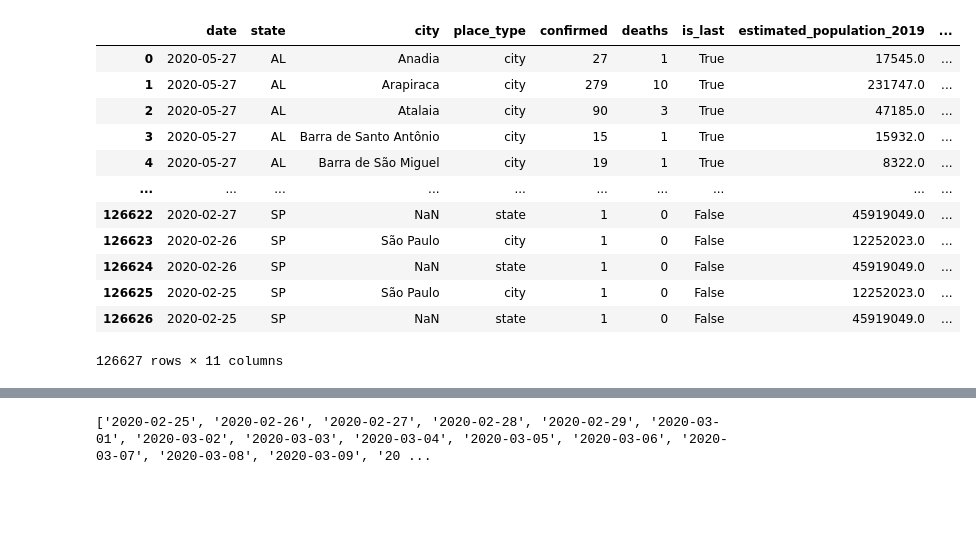
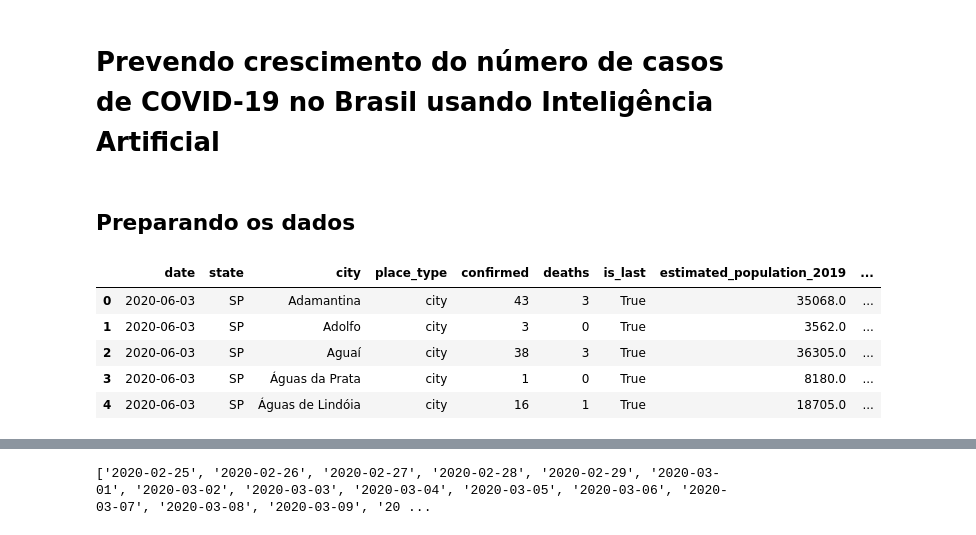
Before and after one commit to eduardoluiz7/Predicoes-COVID19, a Jupyter notebook: Projeto COVID19.ipynb, the cells around one changed output, grey strips where cells are left out. Drawn from its saved outputs; the diff is of its cells as text; code cells hidden in the pictures; blank space fills up the shorter version.

```diff
--- a/Projeto COVID19.ipynb
+++ b/Projeto COVID19.ipynb
@@ -1,21 +1,18 @@
+# %% [markdown]
+# Prevendo crescimento do número de casos de COVID-19 no Brasil usando Inteligência Artificial
+# %% [markdown]
+## Preparando os dados
 # %%
 import pandas as pd
 import numpy as np
 # %%
 casosBrasil = pd.read_csv('https://brasil.io/dataset/covid19/caso/?format=csv')
-casosBrasil
+casosBrasil.head()
 # %% [output]
 |  | date | state | city | place_type | confirmed | deaths | is_last | estimated_population_2019 | ... |
-| 0 | 2020-05-27 | AL | Anadia | city | 27 | 1 | True | 17545.0 | ... |
-| 1 | 2020-05-27 | AL | Arapiraca | city | 279 | 10 | True | 231747.0 | ... |
-| 2 | 2020-05-27 | AL | Atalaia | city | 90 | 3 | True | 47185.0 | ... |
-| 3 | 2020-05-27 | AL | Barra de Santo Antônio | city | 15 | 1 | True | 15932.0 | ... |
-| 4 | 2020-05-27 | AL | Barra de São Miguel | city | 19 | 1 | True | 8322.0 | ... |
-| ... | ... | ... | ... | ... | ... | ... | ... | ... | ... |
-| 126622 | 2020-02-27 | SP | NaN | state | 1 | 0 | False | 45919049.0 | ... |
-| 126623 | 2020-02-26 | SP | São Paulo | city | 1 | 0 | False | 12252023.0 | ... |
-| 126624 | 2020-02-26 | SP | NaN | state | 1 | 0 | False | 45919049.0 | ... |
-| 126625 | 2020-02-25 | SP | São Paulo | city | 1 | 0 | False | 12252023.0 | ... |
-| 126626 | 2020-02-25 | SP | NaN | state | 1 | 0 | False | 45919049.0 | ... |
+| 0 | 2020-06-03 | SP | Adamantina | city | 43 | 3 | True | 35068.0 | ... |
+| 1 | 2020-06-03 | SP | Adolfo | city | 3 | 0 | True | 3562.0 | ... |
+| 2 | 2020-06-03 | SP | Aguaí | city | 38 | 3 | True | 36305.0 | ... |
+| 3 | 2020-06-03 | SP | Águas da Prata | city | 1 | 0 | True | 8180.0 | ... |
+| 4 | 2020-06-03 | SP | Águas de Lindóia | city | 16 | 1 | True | 18705.0 | ... |
-126627 rows × 11 columns
 # %%
```
Also changed, not shown: parts of 25 cells of this notebook.
